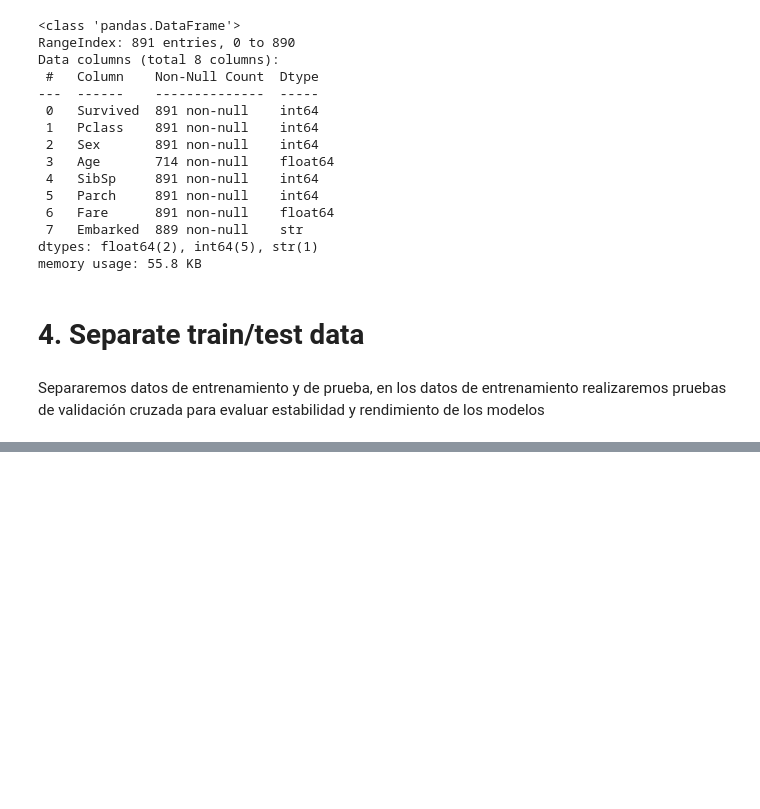
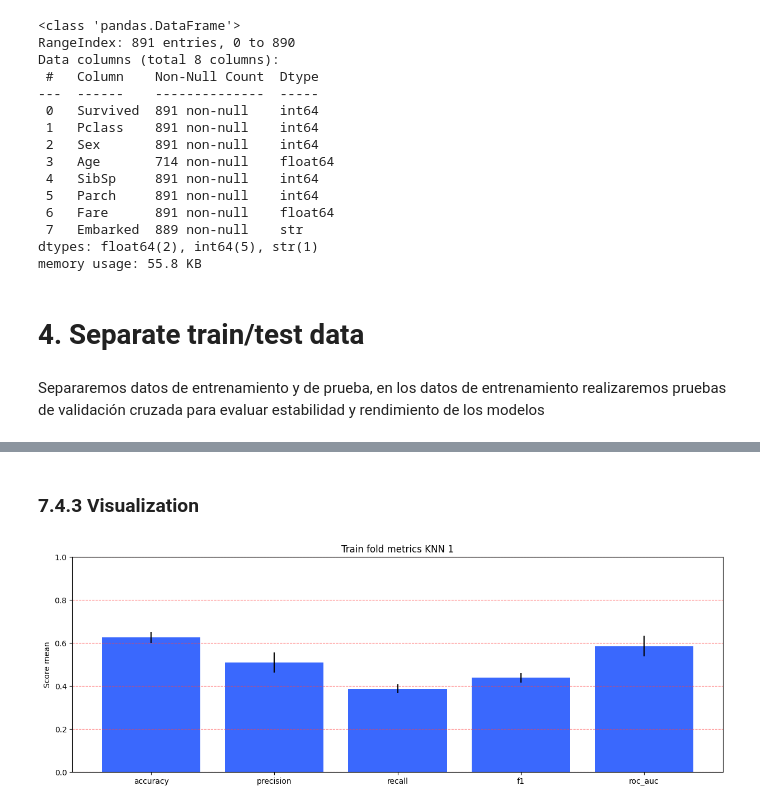
Before and after one commit to charligram/2_titanic, a Jupyter notebook: notebooks/03_modeling.ipynb, the cells around one changed output, grey strips where cells are left out. Cells and saved outputs as stored; diff of their text form; code cells hidden in the pictures; blank space fills up the shorter version.

```diff
--- a/notebooks/03_modeling.ipynb
+++ b/notebooks/03_modeling.ipynb
@@ -51,0 +427,45 @@ X_train, X_test, y_train, y_test = train_test_split(X, y, test_size=0.2, random_
+# %%
+means_knn_1_folds = [
+    mean_accuracy_knn_1_folds,
+    mean_precision_knn_1_folds,
+    mean_recall_knn_1_folds,
+    mean_f1_knn_1_folds,
+    mean_roc_auc_knn_1_folds
+]
+# %%
+stds_knn_1_fols = [
+    std_accuracy_knn_1_folds,
+    std_precision_knn_1_folds,
+    std_recall_knn_1_folds,
+    std_f1_knn_1_folds,
+    std_roc_auc_knn_1_folds
+]
+# %% [markdown]
+### 7.4.3 Visualization
+# %%
+x_positions_to_bar_plot = np.arange(len(METRICS))
+
+fig, ax = plt.subplots(figsize=(15, 5))
+
+ax.bar(
+    x_positions_to_bar_plot,
+    height=means_knn_1_folds,
+    yerr=stds_knn_1_fols,
+    color=SURVIVED_COLORS[1]
+)
+
+ax.grid(axis='y', color=SURVIVED_COLORS[0], linestyle='--', alpha=0.7)
+
+ax.set_xticks(x_positions_to_bar_plot)
+ax.set_xticklabels(METRICS)
+
+ax.set_ylim([0, 1])
+ax.set_ylabel('Score mean')
+
+ax.set_title('Train fold metrics KNN 1')
+
+
+plt.savefig(MODEL_FIGURES_PATH / '04_train_metrics_knn_1', bbox_inches='tight')
+plt.show()
+# %% [output]
+[figure, added]
```
Also changed, not shown: parts of 70 cells of this notebook, 4 other files.
